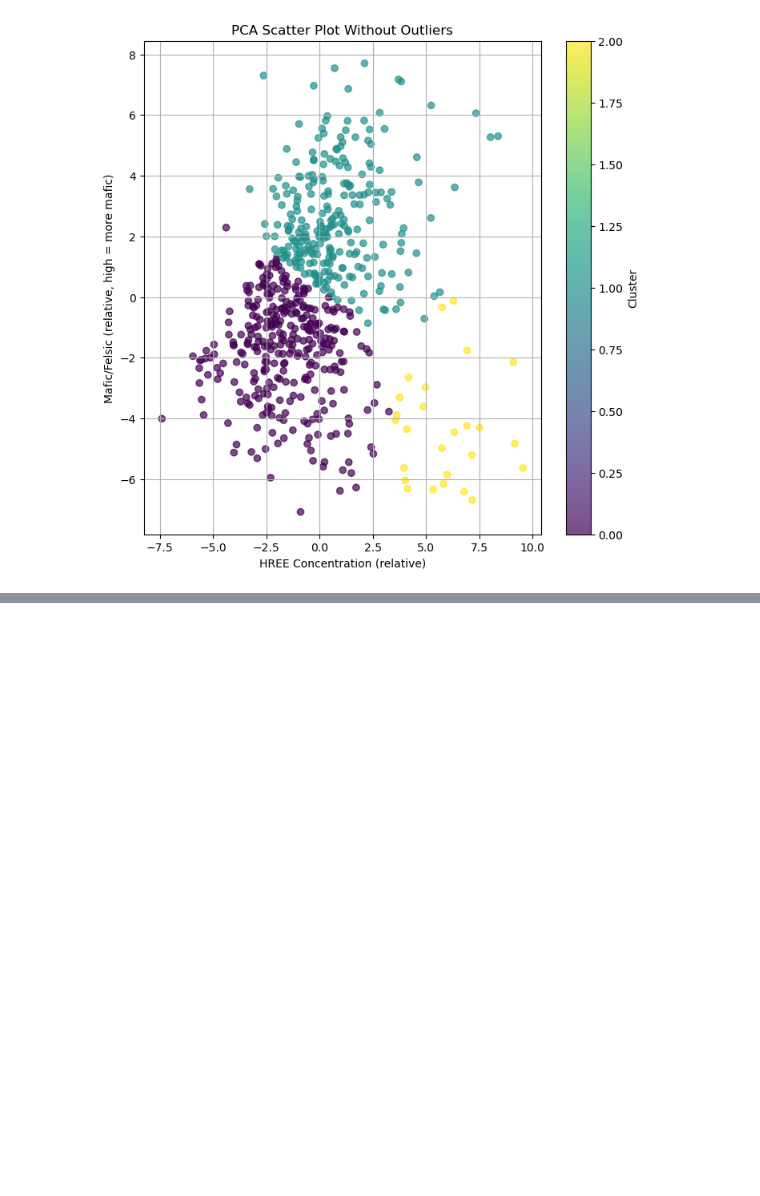
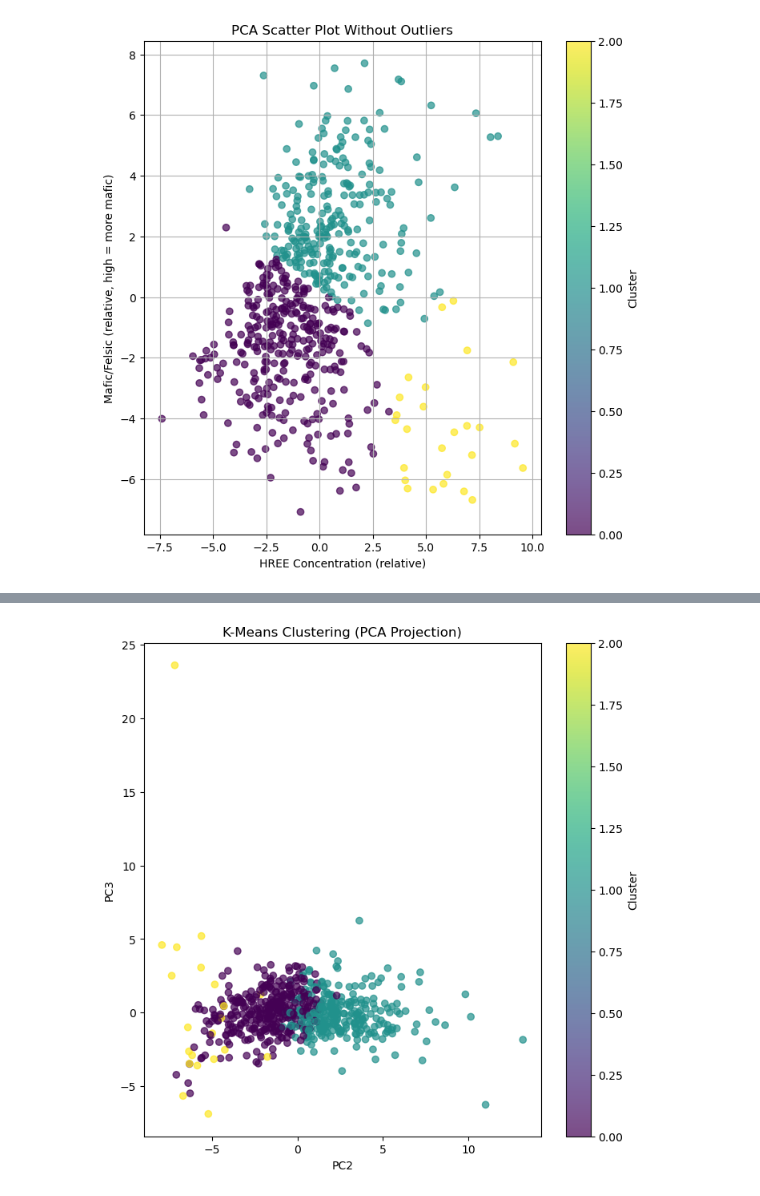
Before and after one commit to tyhowee/personal_code, a Jupyter notebook: data_analysis/saudi_data.ipynb, the cells around one changed output, grey strips where cells are left out. Saved outputs shown, nothing was run; the diff lists cells and outputs as text; code cells hidden in the pictures; blank space fills up the shorter version.

```diff
--- a/data_analysis/saudi_data.ipynb
+++ b/data_analysis/saudi_data.ipynb
@@ -288,0 +339,17 @@ plt.show()
+# %%
+# Step 3: Perform K-means clustering with optimal number of clusters (e.g., k=3)
+gajhq_optimal_k = 3  # Based on the elbow plot
+gajhq_kmeans = KMeans(n_clusters=gajhq_optimal_k, random_state=42)
+gajhq_clusters = gajhq_kmeans.fit_predict(gajhq_data_scaled2)
+
+# Step 4: Convert scaled data back to a DataFrame
+gajhq_data_scaled_df = pd.DataFrame(
+    gajhq_data_scaled2, columns=gajhq_data_numeric.columns
+)  # Use original column names
+gajhq_data_scaled_df["Cluster"] = gajhq_clusters  # Add cluster assignments
+
+# Step 5: Analyze clustering results
+print('Clustering Complete\n.............\n')
+print(
+    gajhq_data_scaled_df.groupby("Cluster").mean()
+)  # Compare mean geochemical values for each cluster
@@ -288,0 +374,18 @@ plt.show()
+# %%
+# Reduce dimensions with PCA for visualization
+pca2 = PCA(n_components=3)
+gajhq_data_pca2 = pca2.fit_transform(gajhq_data_scaled2)
+
+# Plot clusters
+PC1 = 1
+PC2 = 2
+
+plt.figure(figsize=(8, 8))
+plt.scatter(gajhq_data_pca2[:, PC1], gajhq_data_pca2[:, PC2], c=gajhq_clusters, cmap="viridis", alpha=0.7)
+plt.title("K-Means Clustering (PCA Projection)")
+plt.xlabel(f"PC{PC1+1}")
+plt.ylabel(f"PC{PC2+1}")
+plt.colorbar(label="Cluster")
+plt.show()
+# %% [output]
+[figure, added]
```
Also changed, not shown: parts of 6 cells of this notebook.
